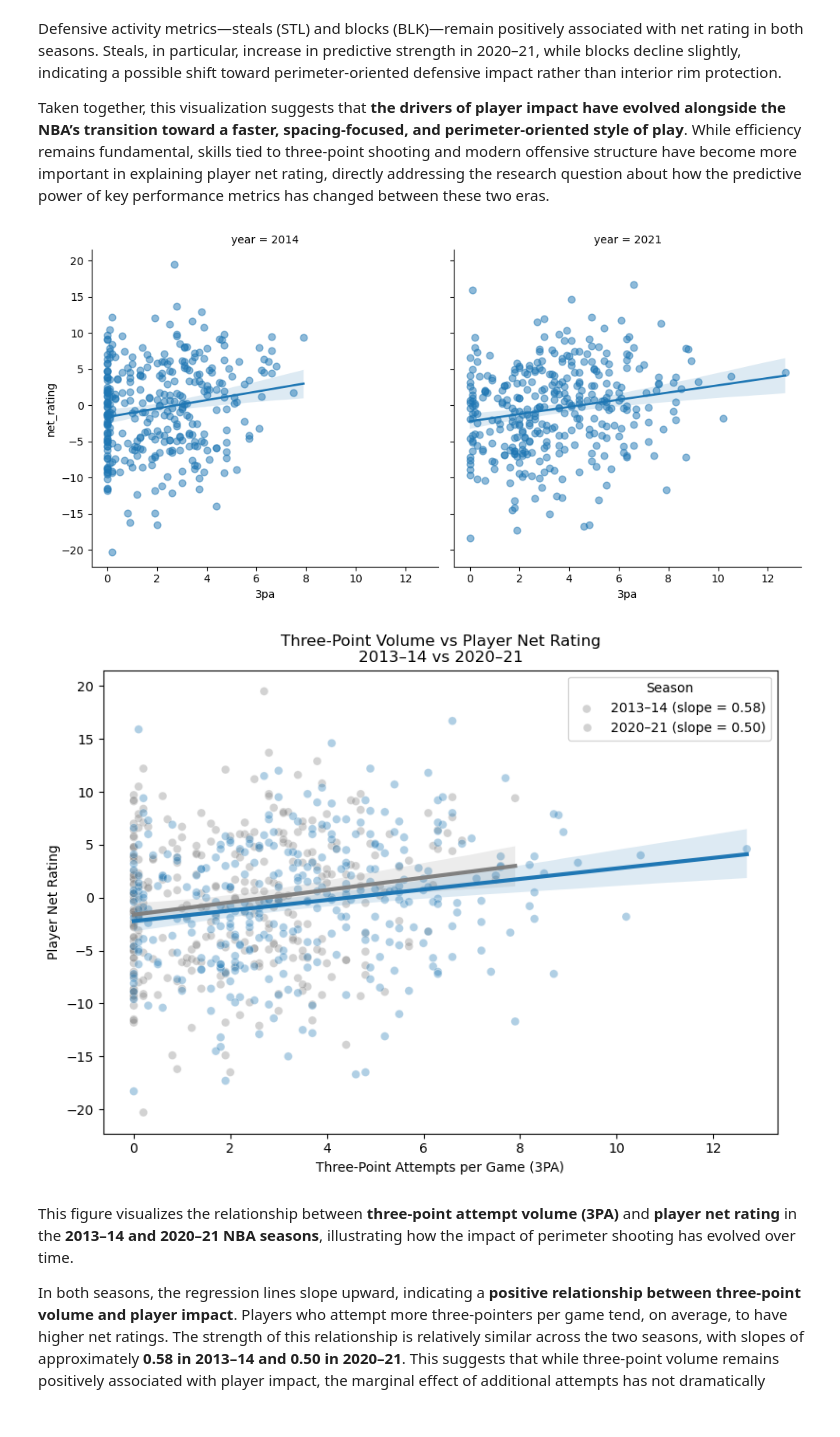
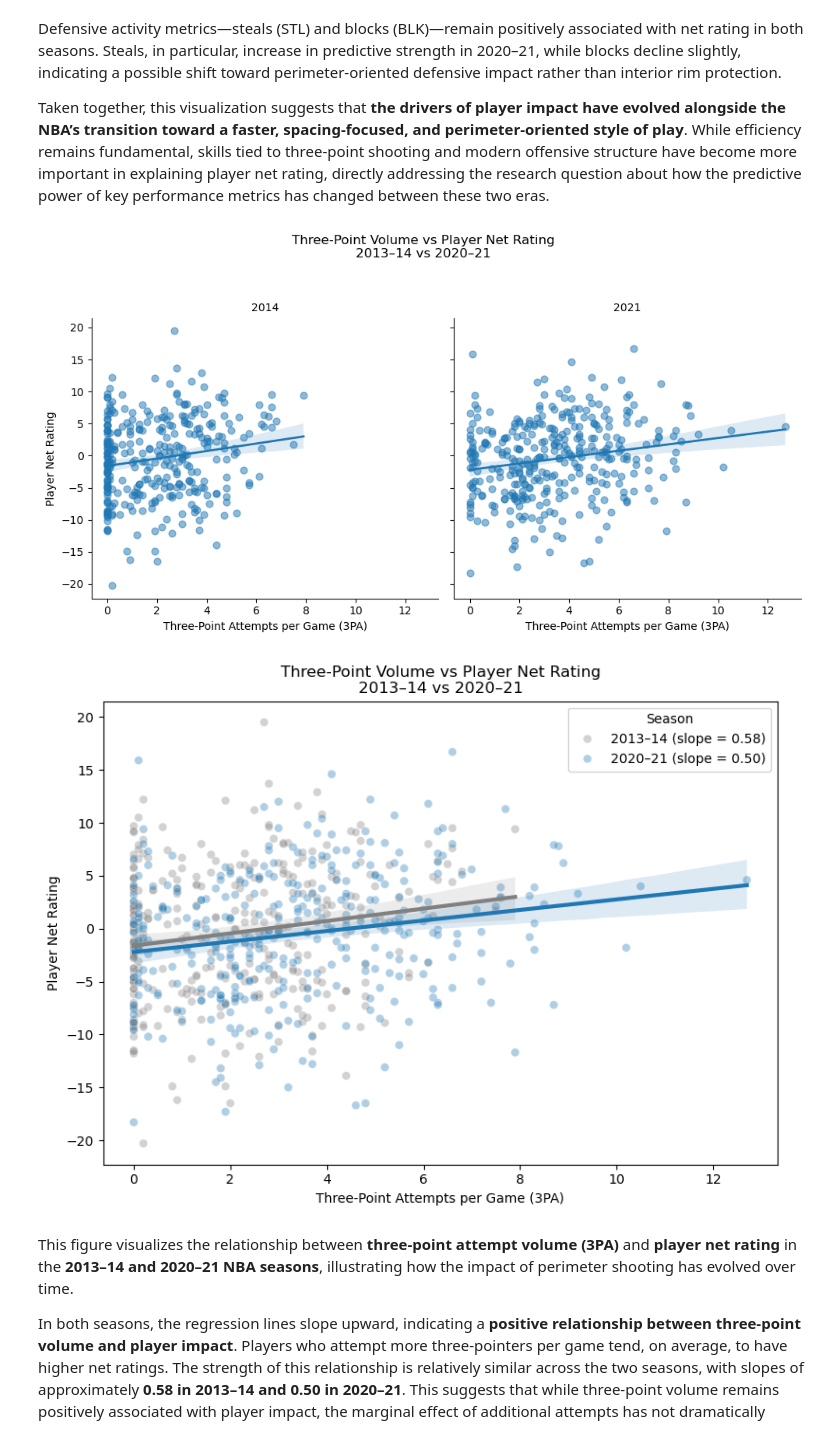
Before and after one commit to Logan44443/216Project, a Jupyter notebook: Project/RQ1.ipynb, the cells around one changed output. Drawn from its saved outputs; the diff is of its cells as text; code cells hidden in the pictures.

Commit message:
Added titles and axis labels

```diff
--- a/Project/RQ1.ipynb
+++ b/Project/RQ1.ipynb
@@ -505,7 +505,9 @@ Defensive activity metrics—steals (STL) and blocks (BLK)—remain positively a
 Taken together, this visualization suggests that **the drivers of player impact have evolved alongside the NBA’s transition toward a faster, spacing-focused, and perimeter-oriented style of play**. While efficiency remains fundamental, skills tied to three-point shooting and modern offensive structure have become more important in explaining player net rating, directly addressing the research question about how the predictive power of key performance metrics has changed between these two eras.
 # %%
 rq1_df = adv[adv["year"].isin([2014, 2021])].copy()
-sns.lmplot(
+
+# --- Facet Plot (by year) ---
+g = sns.lmplot(
     data=rq1_df,
     x="3pa",
     y="net_rating",
@@ -516,6 +518,16 @@ sns.lmplot(
     height=5,
     aspect=1
 )
+
+# Set axis labels and titles
+g.set_axis_labels("Three-Point Attempts per Game (3PA)", "Player Net Rating")
+g.set_titles("{col_name}")  # shows 2014 / 2021
+
+# Add overall title
+g.fig.suptitle("Three-Point Volume vs Player Net Rating\n2013–14 vs 2020–21", y=1.05)
+
+plt.tight_layout()
+plt.show()
 
 slopes = {}
 
@@ -543,39 +555,42 @@ sns.scatterplot(
 )
 
 sns.regplot(
     data=rq1_df[rq1_df["year"] == 2014],
     x="3pa",
     y="net_rating",
     scatter=False,
     color="gray",
     line_kws={"linewidth":3}
 )
 
 sns.regplot(
     data=rq1_df[rq1_df["year"] == 2021],
     x="3pa",
     y="net_rating",
     scatter=False,
     color="#1f77b4",
     line_kws={"linewidth":3}
 )
 
-plt.title("Three‑Point Volume vs Player Net Rating\n2013–14 vs 2020–21")
-plt.xlabel("Three‑Point Attempts per Game (3PA)")
+plt.title("Three-Point Volume vs Player Net Rating\n2013–14 vs 2020–21")
+plt.xlabel("Three-Point Attempts per Game (3PA)")
 plt.ylabel("Player Net Rating")
 
+# Clean legend with slopes
+handles, _ = plt.gca().get_legend_handles_labels()
 plt.legend(
-    title="Season",
-    labels=[
+    handles,
+    [
         f"2013–14 (slope = {slopes[2014]:.2f})",
         f"2020–21 (slope = {slopes[2021]:.2f})"
-    ]
+    ],
+    title="Season"
 )
 
 plt.tight_layout()
 plt.show()
 # %% [output]
-[figure, old version]
+[figure, new version]
 [figure]
 # %% [markdown]
 This figure visualizes the relationship between **three-point attempt volume (3PA)** and **player net rating** in the **2013–14 and 2020–21 NBA seasons**, illustrating how the impact of perimeter shooting has evolved over time.
```
Also changed, not shown: parts of 1 cell of this notebook.
